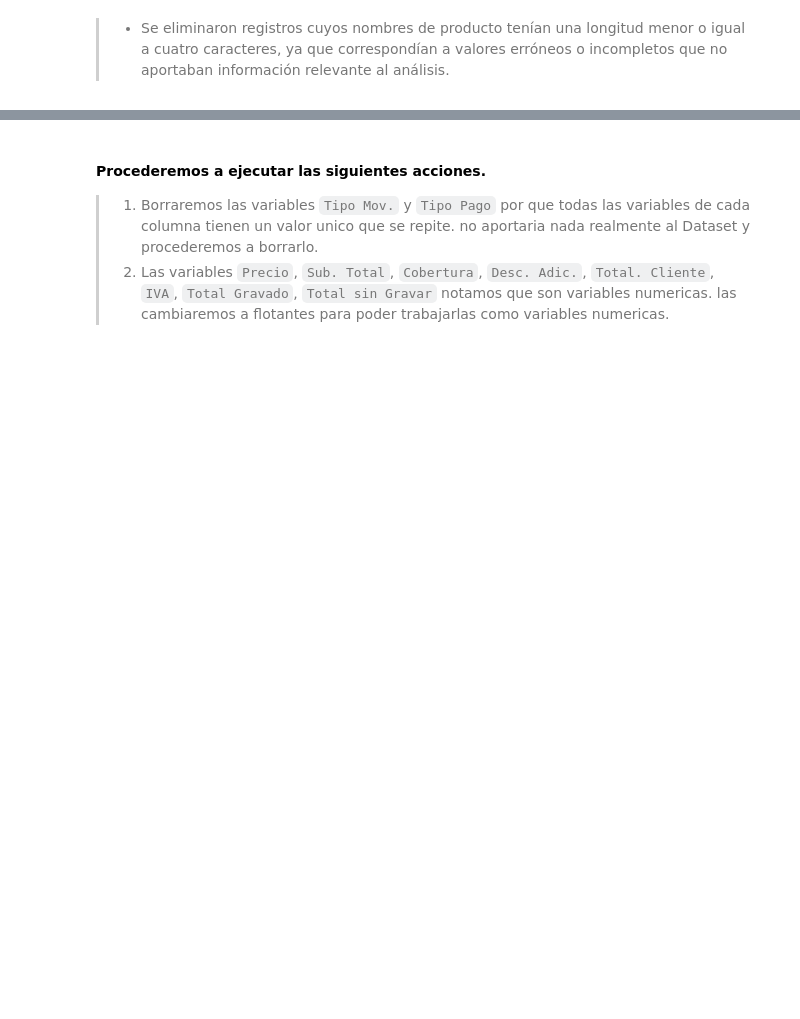
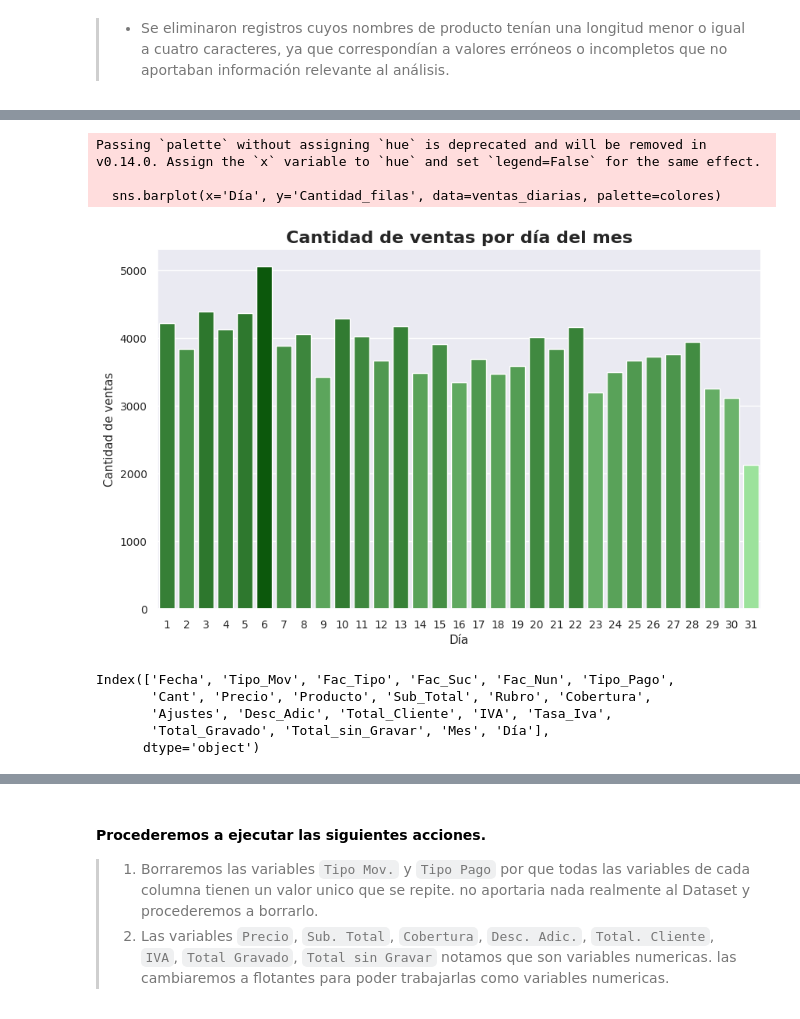
Before and after one commit to 4GeeksAcademy/sp-ml-20-final-project-g2, a Jupyter notebook: src/Final-project-Grupo2-InetaAnthonnyGuillermo.ipynb, the cells around one changed output, grey strips where cells are left out. Drawn from its saved outputs; the diff is of its cells as text; code cells hidden in the pictures; blank space fills up the shorter version.

```diff
--- a/src/Final-project-Grupo2-InetaAnthonnyGuillermo.ipynb
+++ b/src/Final-project-Grupo2-InetaAnthonnyGuillermo.ipynb
@@ -208,27 +414,0 @@ plt.show()
-# %%
-mes_objetivo = '2025-01'
-
-df['Fecha'] = pd.to_datetime(df['Fecha'], format='%d/%m/%y %H.%M.%S', errors='coerce')
-
-df['Mes'] = df['Fecha'].dt.to_period('M')   # Período mensual
-df['Día'] = df['Fecha'].dt.day              # Día del mes
-
-# ---------- Filtrar el mes específico ----------
-df_mes = df[df['Mes'] == mes_objetivo]
-
-conteo_dia = df_mes.groupby('Día').size().reset_index(name='Cantidad_filas')
-
-plt.figure(figsize=(15,6))
-sns.barplot(x='Día', y='Cantidad_filas', data=conteo_dia, palette='coolwarm')
-plt.xlabel(f'Día de {mes_objetivo}')
-plt.ylabel('Cantidad de filas')
-plt.title(f'Cantidad de filas por día en {mes_objetivo}')
-plt.show()
-
-plt.figure(figsize=(15,6))
-plt.plot(conteo_dia['Día'], conteo_dia['Cantidad_filas'], marker='o', linestyle='-')
-plt.xlabel(f'Día de {mes_objetivo}')
-plt.ylabel('Cantidad de filas')
-plt.title(f'Evolución diaria de filas en {mes_objetivo}')
-plt.grid(True)
-plt.show()
@@ -235,4 +459,27 @@ plt.show()
+# %%
+ventas_diarias = df.groupby('Día').size().reset_index(name='Cantidad_filas')
+# %%
+verde_degrade = LinearSegmentedColormap.from_list("verde_grad", ["lightgreen", "darkgreen"])
+norm = Normalize(vmin=ventas_diarias['Cantidad_filas'].min(), vmax=ventas_diarias['Cantidad_filas'].max())
+colores = [verde_degrade(norm(val)) for val in ventas_diarias['Cantidad_filas']]
+plt.figure(figsize=(10,6))
+sns.barplot(x='Día', y='Cantidad_filas', data=ventas_diarias, palette=colores)
+plt.xlabel('Día')
+plt.ylabel('Cantidad de ventas')
+plt.title('Cantidad de ventas por día del mes', fontsize=16, fontweight='bold')
+plt.show()
+# %% [output]
+Passing `palette` without assigning `hue` is deprecated and will be removed in v0.14.0. Assign the `x` variable to `hue` and set `legend=False` for the same effect.
+
+  sns.barplot(x='Día', y='Cantidad_filas', data=ventas_diarias, palette=colores)
+[figure, added]
 # %%
 df.columns
+# %% [output]
+Index(['Fecha', 'Tipo_Mov', 'Fac_Tipo', 'Fac_Suc', 'Fac_Nun', 'Tipo_Pago',
+       'Cant', 'Precio', 'Producto', 'Sub_Total', 'Rubro', 'Cobertura',
+       'Ajustes', 'Desc_Adic', 'Total_Cliente', 'IVA', 'Tasa_Iva',
+       'Total_Gravado', 'Total_sin_Gravar', 'Mes', 'Día'],
+      dtype='object')
 # %%
 df.dtypes
```
Also changed, not shown: parts of 82 cells of this notebook, 1 other file.
